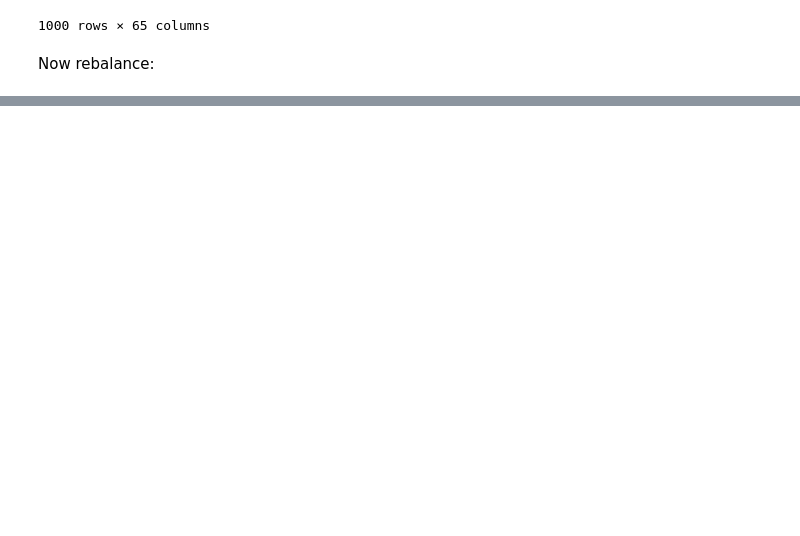
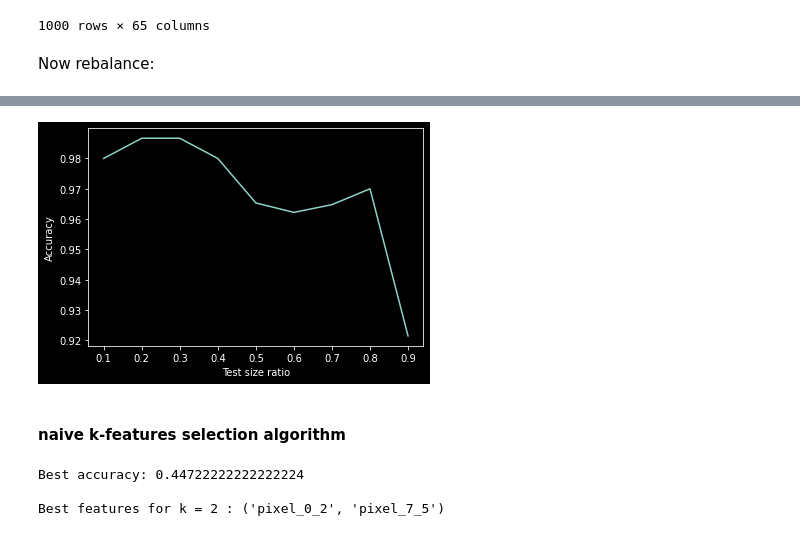
Before and after one commit to nadavhaik/ml-assignment-1, a Jupyter notebook: part1.ipynb, the cells around one changed output, grey strips where cells are left out. Drawn from its saved outputs; the diff is of its cells as text; code cells hidden in the pictures; blank space fills up the shorter version.

Commit message:
adding the training to part1.4 and small changes in pars 2

```diff
--- a/part1.ipynb
+++ b/part1.ipynb
@@ -177 +161,23 @@ display(rebalanced_df)
 1500 rows × 65 columns
+# %%
+X , y = rebalanced_df.drop('digit', axis=1) , rebalanced_df['digit']
+accuracies = []
+ratios = np.array([i/10 for i in range(1, 10)])
+
+
+for r in ratios:
+    X_train, X_test, y_train, y_test = train_test_split(X, y, test_size=r, random_state=42)
+    clf = LogisticRegression(max_iter=5000)
+    clf.fit(X_train, y_train)
+    accuracy = clf.score(X_test, y_test)
+    accuracies.append(accuracy)
+
+plt.style.use('dark_background')
+plt.plot(ratios, accuracies)
+plt.xlabel("Test size ratio")
+plt.ylabel("Accuracy")
+plt.show()
+# %% [output]
+[figure, added]
+# %% [markdown]
+#### naive k-features selection algorithm
@@ -177,0 +206,9 @@ display(rebalanced_df)
+# %%
+digits_df_new = digits_df.drop('digit', axis=1)
+best_accuracy , best_features = k_features_selection(digits_df_new, target, 2)
+print(f'Best accuracy: {best_accuracy} \n')
+print(f'Best features for k = 2 : {best_features}')
+# %% [output]
+Best accuracy: 0.44722222222222224
+
+Best features for k = 2 : ('pixel_0_2', 'pixel_7_5')
```
Also changed, not shown: parts of 8 cells of this notebook, 1 other file.
